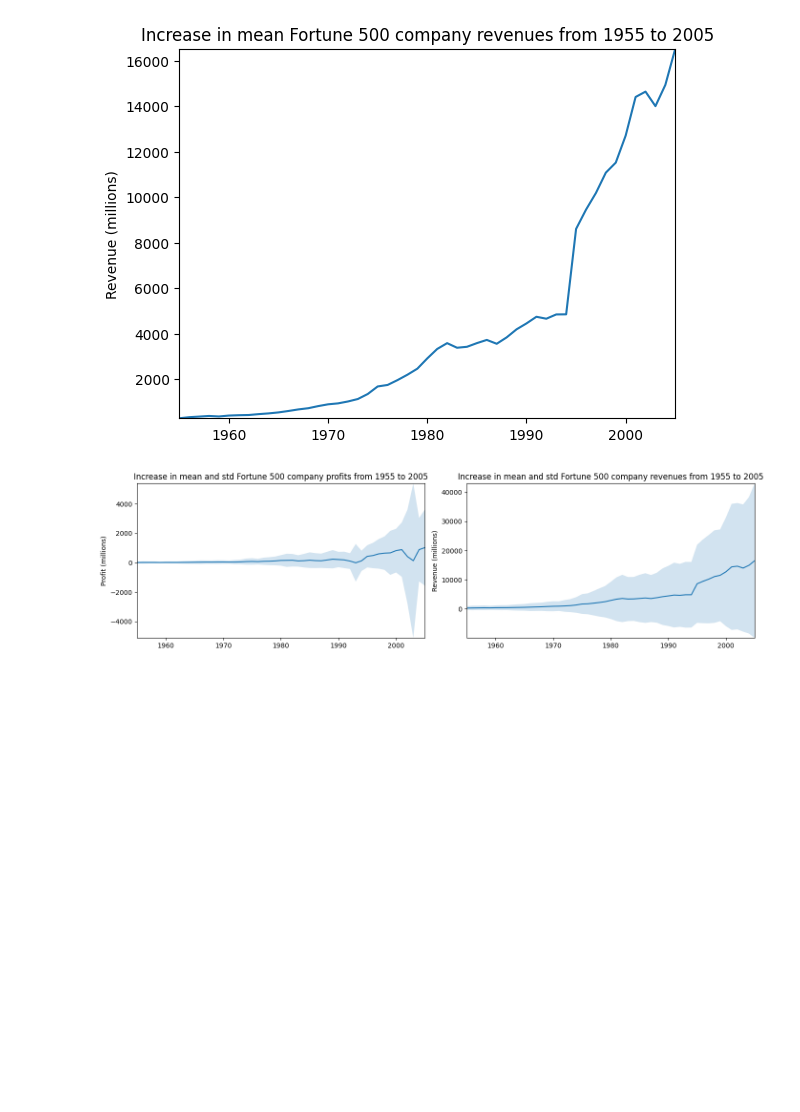
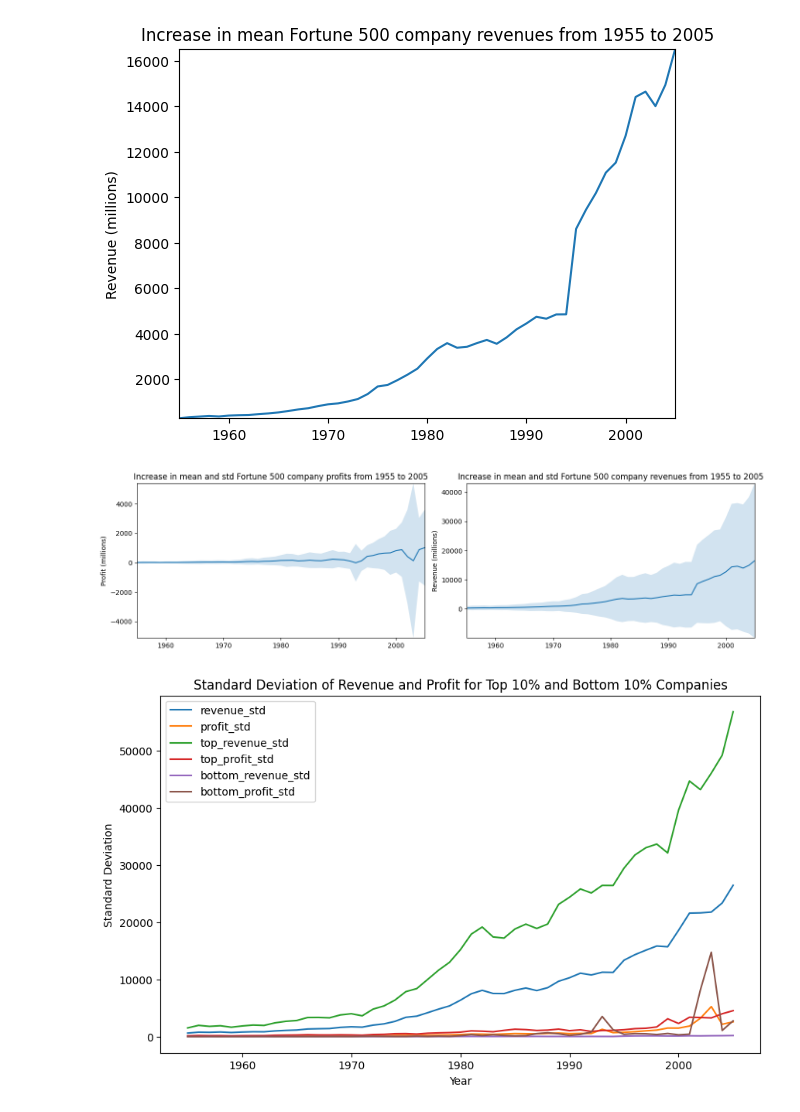
Before and after one commit to yibaoyibao/SoftwarePractice, a Jupyter notebook: 实验三/exp3.ipynb, the cells around one changed output. Cells and saved outputs as stored; diff of their text form; code cells hidden in the pictures; blank space fills up the shorter version.

```diff
--- a/实验三/exp3.ipynb
+++ b/实验三/exp3.ipynb
@@ -125,0 +162,52 @@ fig.tight_layout()
+# %%
+import pandas as pd
+import matplotlib.pyplot as plt
+import numpy as np
+
+# 加载数据集
+df = pd.read_csv('fortune500.csv')
+
+# 重命名列
+df.columns = ['year', 'rank', 'company', 'revenue', 'profit']
+
+# 清洗数据，删除无效的利润记录
+non_numberic_profits = df.profit.str.contains('[^0-9.-]')
+df = df.loc[~non_numberic_profits]
+df.profit = df.profit.apply(pd.to_numeric)
+
+# 按年份分组
+group_by_year = df.groupby('year')
+
+# 准备存储标准差的DataFrame
+std_devs = pd.DataFrame()
+
+# 计算每一年前10%和后10%公司的收入和利润的标准差
+for year, group in group_by_year:
+    revenue_std = group.revenue.std()
+    profit_std = group.profit.std()
+    top_revenue_std = group.revenue.nlargest(int(len(group) * 0.1)).std()
+    top_profit_std = group.profit.nlargest(int(len(group) * 0.1)).std()
+    bottom_revenue_std = group.revenue.nsmallest(int(len(group) * 0.1)).std()
+    bottom_profit_std = group.profit.nsmallest(int(len(group) * 0.1)).std()
+    std_devs = pd.concat([std_devs, pd.DataFrame({
+        'year': [year],
+        'revenue_std': [revenue_std],
+        'profit_std': [profit_std],
+        'top_revenue_std': [top_revenue_std],
+        'top_profit_std': [top_profit_std],
+        'bottom_revenue_std': [bottom_revenue_std],
+        'bottom_profit_std': [bottom_profit_std]
+    })], ignore_index=True)
+
+# 绘制结果
+plt.figure(figsize=(10, 6))
+for column in std_devs.columns[1:]:
+    plt.plot(std_devs['year'], std_devs[column], label=column)
+
+plt.xlabel('Year')
+plt.ylabel('Standard Deviation')
+plt.title('Standard Deviation of Revenue and Profit for Top 10% and Bottom 10% Companies')
+plt.legend()
+plt.show()
+# %% [output]
+[figure, added]
```
Also changed, not shown: parts of 22 cells of this notebook, 6 other files.
